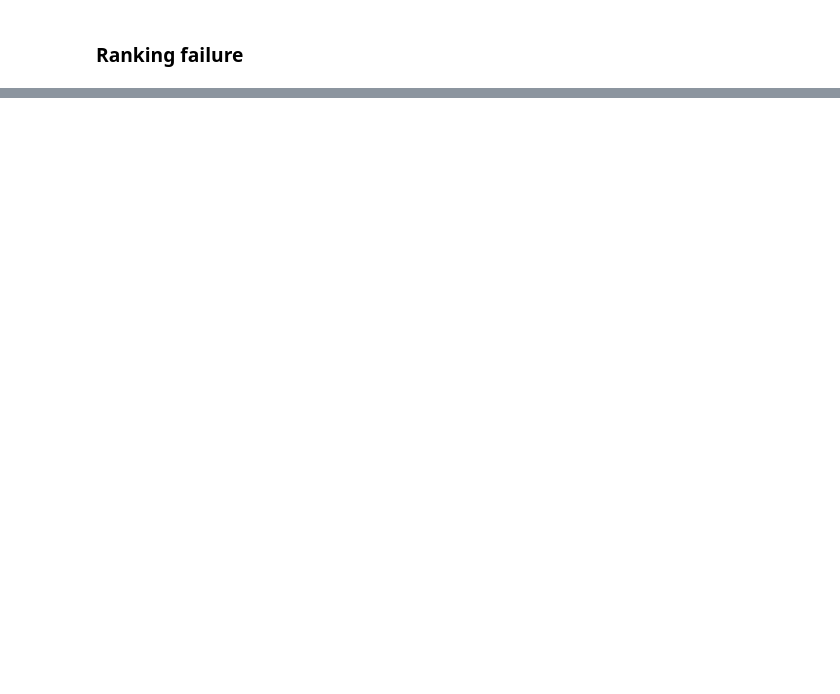
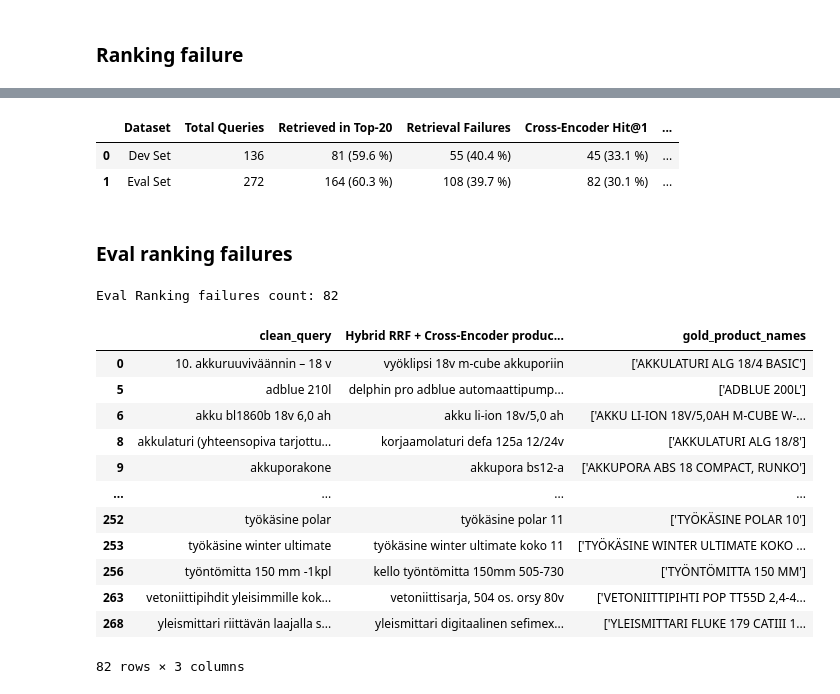
Before and after one commit to lepistsa-uni/semantic-product-search, a Jupyter notebook: notebooks/10_error_analysis.ipynb, the cells around one changed output, grey strips where cells are left out. Drawn from its saved outputs; the diff is of its cells as text; code cells hidden in the pictures; blank space fills up the shorter version.

Commit message:
error analysis done

```diff
--- a/notebooks/10_error_analysis.ipynb
+++ b/notebooks/10_error_analysis.ipynb
@@ -392,0 +406,22 @@ Retrieval failures count: 55
+# %%
+df_funnel_eval = pd.read_csv('../data/clean/eval_funnel.csv')
+
+n_eval = len(df_funnel_eval)
+retrieved_eval = df_funnel_eval['Recall@20'].sum()
+retrieval_fail_eval = n_eval - retrieved_eval
+
+ce_hits_eval = df_funnel_eval['reranker_hit1'].sum()
+ce_rank_fail_eval = retrieved_eval - ce_hits_eval
+total_ce_fail_eval = n_eval - ce_hits_eval
+
+print(f"Total queries: {n_eval} (100 %)")
+
+print(f"Retrieved in top-20: {retrieved_eval} ({retrieved_eval/n_eval*100:.1f} %)")
+print(f" -> failed in retrieval: {retrieval_fail_eval} ({retrieval_fail_eval/n_eval*100:.1f} %)")
+
+print(f"Cross-Encoder Hit@1: {ce_hits_eval}  ({ce_hits_eval/n_eval*100:.1f} %)")
+print(f" -> failed in reranking: {ce_rank_fail_eval} ({ce_rank_fail_eval/n_eval*100:.1f} %)")
+print(f"Total failures in Cross-Encoder top-1: {total_ce_fail_eval} ({total_ce_fail_eval/n_eval*100:.1f} %)")
+
+print(f"Ranking failures % of total failures: {ce_rank_fail_eval/total_ce_fail_eval*100:.1f} %")
+print(f"Retrieval failures % of total failures: {retrieval_fail_eval/total_ce_fail_eval*100:.1f} %")
@@ -392,0 +437,55 @@ Retrieval failures count: 55
+# %%
+# comparison table for dev vs. eval
+
+df_funnel_comparison = pd.DataFrame([
+    {
+        'Dataset': 'Dev Set',
+        'Total Queries': n_total,
+        'Retrieved in Top-20': f"{retrieved_count} ({retrieved_count/n_total*100:.1f} %)",
+        'Retrieval Failures': f"{retrieval_fail} ({retrieval_fail/n_total*100:.1f} %)",
+        'Cross-Encoder Hit@1': f"{ce_hits} ({ce_hits/n_total*100:.1f} %)",
+        'CE Ranking Failures': f"{ce_rank_fail} ({ce_rank_fail/n_total*100:.1f} %)",
+        'Retrieval Fail % of Total Fails': f"{(retrieval_fail/(n_total-ce_hits))*100:.1f} %",
+        'Ranking Fail % of Total Fails': f"{(ce_rank_fail/(n_total-ce_hits))*100:.1f} %"
+    },
+    {
+        'Dataset': 'Eval Set',
+        'Total Queries': n_eval,
+        'Retrieved in Top-20': f"{retrieved_eval} ({retrieved_eval/n_eval*100:.1f} %)",
+        'Retrieval Failures': f"{retrieval_fail_eval} ({retrieval_fail_eval/n_eval*100:.1f} %)",
+        'Cross-Encoder Hit@1': f"{ce_hits_eval} ({ce_hits_eval/n_eval*100:.1f} %)",
+        'CE Ranking Failures': f"{ce_rank_fail_eval} ({ce_rank_fail_eval/n_eval*100:.1f} %)",
+        'Retrieval Fail % of Total Fails': f"{(retrieval_fail_eval/total_ce_fail_eval)*100:.1f} %",
+        'Ranking Fail % of Total Fails': f"{(ce_rank_fail_eval/total_ce_fail_eval)*100:.1f} %"
+    }
+])
+display(df_funnel_comparison)
+# %% [output]
+|  | Dataset | Total Queries | Retrieved in Top-20 | Retrieval Failures | Cross-Encoder Hit@1 | ... |
+| 0 | Dev Set | 136 | 81 (59.6 %) | 55 (40.4 %) | 45 (33.1 %) | ... |
+| 1 | Eval Set | 272 | 164 (60.3 %) | 108 (39.7 %) | 82 (30.1 %) | ... |
+# %% [markdown]
+### Eval ranking failures
+# %%
+df_matrix = pd.read_csv('../data/clean/final_evaluation_matrix.csv')
+df_eval_errors = df_matrix.merge(df_funnel_eval[['clean_query', 'Recall@20', 'reranker_hit1']], on='clean_query')
+
+eval_ranking_failures = df_eval_errors[df_eval_errors['Recall@20'] & ~df_eval_errors['reranker_hit1']]
+
+print(f"Eval Ranking failures count: {len(eval_ranking_failures)}")
+eval_ranking_failures[['clean_query', 'Hybrid RRF + Cross-Encoder product name', 'gold_product_names']]
+# %% [output]
+Eval Ranking failures count: 82
+|  | clean_query | Hybrid RRF + Cross-Encoder produc... | gold_product_names |
+| 0 | 10. akkuruuviväännin – 18 v | vyöklipsi 18v m-cube akkuporiin | ['AKKULATURI ALG 18/4 BASIC'] |
+| 5 | adblue 210l | delphin pro adblue automaattipump... | ['ADBLUE 200L'] |
+| 6 | akku bl1860b 18v 6,0 ah | akku li-ion 18v/5,0 ah | ['AKKU LI-ION 18V/5,0AH M-CUBE W-... |
+| 8 | akkulaturi (yhteensopiva tarjottu... | korjaamolaturi defa 125a 12/24v | ['AKKULATURI ALG 18/8'] |
+| 9 | akkuporakone | akkupora bs12-a | ['AKKUPORA ABS 18 COMPACT, RUNKO'] |
+| ... | ... | ... | ... |
+| 252 | työkäsine polar | työkäsine polar 11 | ['TYÖKÄSINE POLAR 10'] |
+| 253 | työkäsine winter ultimate | työkäsine winter ultimate koko 11 | ['TYÖKÄSINE WINTER ULTIMATE KOKO ... |
+| 256 | työntömitta 150 mm -1kpl | kello työntömitta 150mm 505-730 | ['TYÖNTÖMITTA 150 MM'] |
+| 263 | vetoniittipihdit yleisimmille kok... | vetoniittisarja, 504 os. orsy 80v | ['VETONIITTIPIHTI POP TT55D 2,4-4... |
+| 268 | yleismittari riittävän laajalla s... | yleismittari digitaalinen sefimex... | ['YLEISMITTARI FLUKE 179 CATIII 1... |
+82 rows × 3 columns
```
Also changed, not shown: parts of 10 cells of this notebook, 1 other file.
